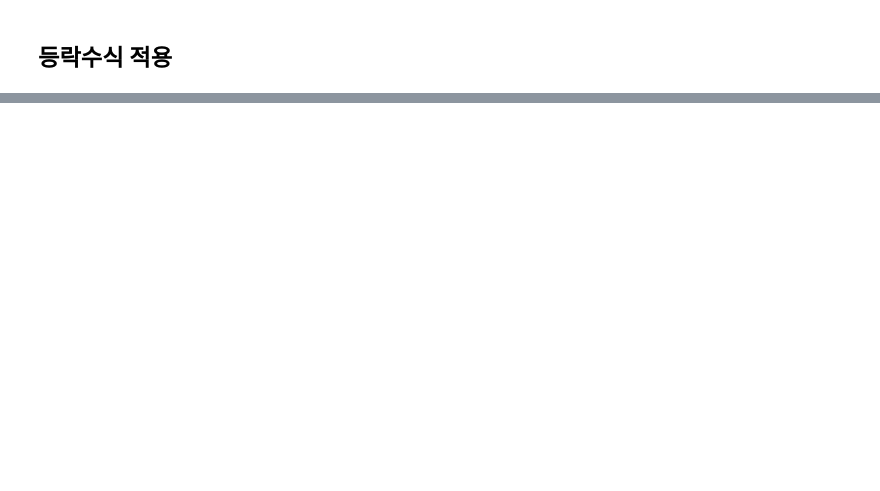
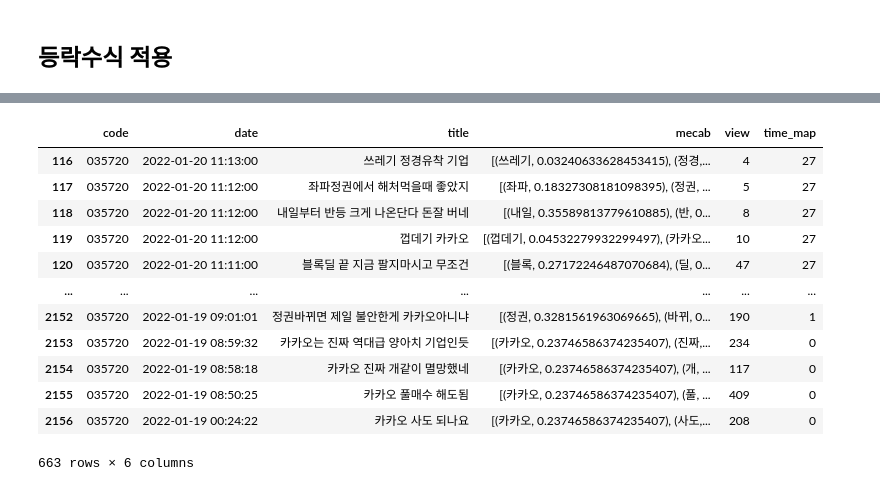
Before and after one commit to jayleenym/AYOA, a Jupyter notebook: 감성사전/감성사전만들기.ipynb, the cells around one changed output, grey strips where cells are left out. Saved outputs shown, nothing was run; the diff lists cells and outputs as text; code cells hidden in the pictures; blank space fills up the shorter version.

```diff
--- a/감성사전/감성사전만들기.ipynb
+++ b/감성사전/감성사전만들기.ipynb
@@ -563,0 +479,3 @@ token_df =
+# %%
+DATA = NAVER.append(DC, ignore_index = True)
+DATA
@@ -563,0 +496,6 @@ token_df =
+# %%
+data = DATA.copy()
+for i in range(len(DATA)):
+    data.loc[i, 'mecab'] = [(w, SENTIMENT[w]) if w in SENTIMENT.keys() else (w, -1) for w, _ in data.loc[i, 'mecab']]
+# %%
+data.date = data.date.astype('datetime64')
@@ -563,0 +519,24 @@ token_df =
+# %%
+DATA = data
+DATA['time_map'] = 0
+for i in tqdm(range(len(DATA))):
+    for k in range(1,85):
+        if DATA.date[i].time() >= TIME_MAPPING[k][0].time() and DATA.date[i].time() < TIME_MAPPING[k+1][0].time():
+            DATA.loc[i, 'time_map'] = k
+            break
+# %%
+DATA[DATA.code == '035720']
+# %% [output]
+|  | code | date | title | mecab | view | time_map |
+| 116 | 035720 | 2022-01-20 11:13:00 | 쓰레기 정경유착 기업 | [(쓰레기, 0.03240633628453415), (정경,... | 4 | 27 |
+| 117 | 035720 | 2022-01-20 11:12:00 | 좌파정권에서 해처먹을때 좋았지 | [(좌파, 0.18327308181098395), (정권, ... | 5 | 27 |
+| 118 | 035720 | 2022-01-20 11:12:00 | 내일부터 반등 크게 나온단다 돈잘 버네 | [(내일, 0.35589813779610885), (반, 0... | 8 | 27 |
+| 119 | 035720 | 2022-01-20 11:12:00 | 껍데기 카카오 | [(껍데기, 0.04532279932299497), (카카오... | 10 | 27 |
+| 120 | 035720 | 2022-01-20 11:11:00 | 블록딜 끝 지금 팔지마시고 무조건 | [(블록, 0.27172246487070684), (딜, 0... | 47 | 27 |
+| ... | ... | ... | ... | ... | ... | ... |
+| 2152 | 035720 | 2022-01-19 09:01:01 | 정권바뀌면 제일 불안한게 카카오아니냐 | [(정권, 0.3281561963069665), (바뀌, 0... | 190 | 1 |
+| 2153 | 035720 | 2022-01-19 08:59:32 | 카카오는 진짜 역대급 양아치 기업인듯 | [(카카오, 0.23746586374235407), (진짜,... | 234 | 0 |
+| 2154 | 035720 | 2022-01-19 08:58:18 | 카카오 진짜 개같이 멸망했네 | [(카카오, 0.23746586374235407), (개, ... | 117 | 0 |
+| 2155 | 035720 | 2022-01-19 08:50:25 | 카카오 풀매수 해도됨 | [(카카오, 0.23746586374235407), (풀, ... | 409 | 0 |
+| 2156 | 035720 | 2022-01-19 00:24:22 | 카카오 사도 되나요 | [(카카오, 0.23746586374235407), (사도,... | 208 | 0 |
+663 rows × 6 columns
```
Also changed, not shown: parts of 52 cells of this notebook, 5 other files.
